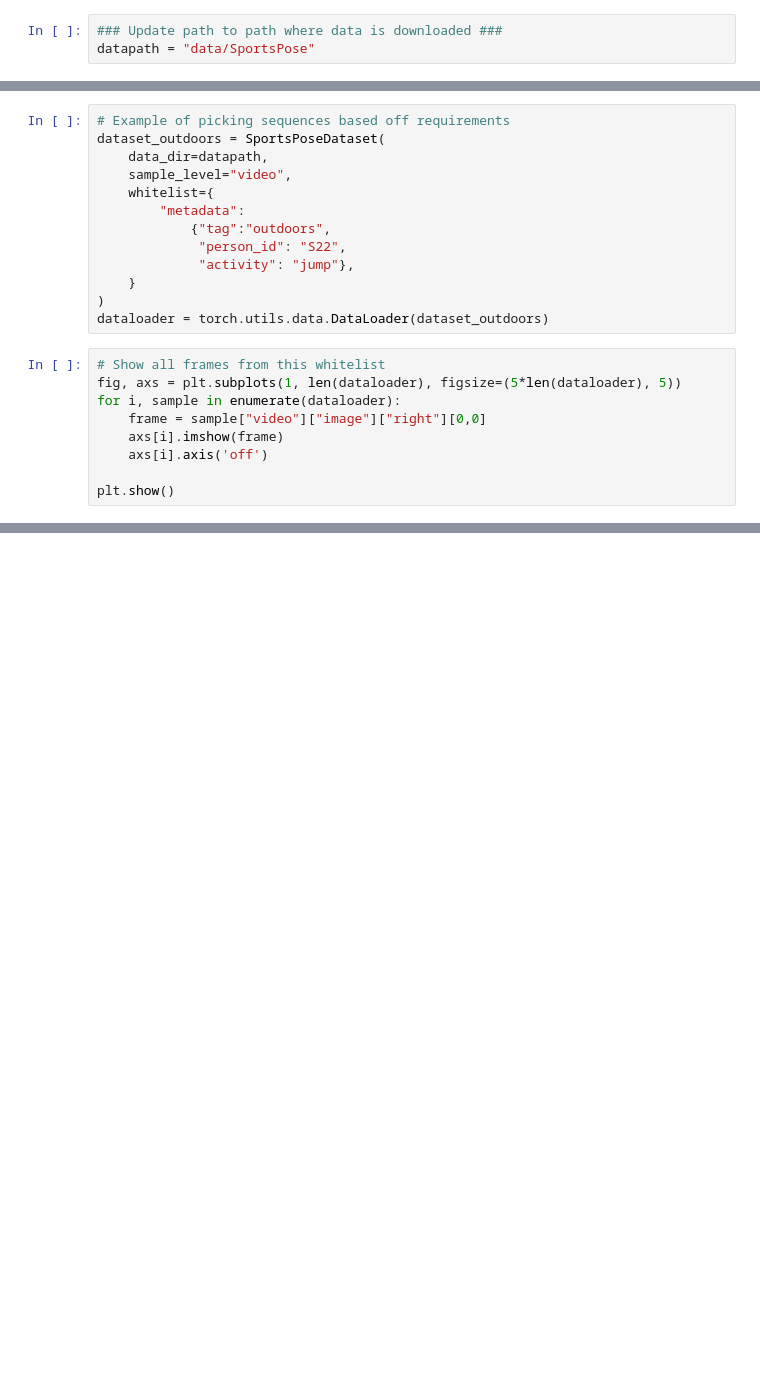
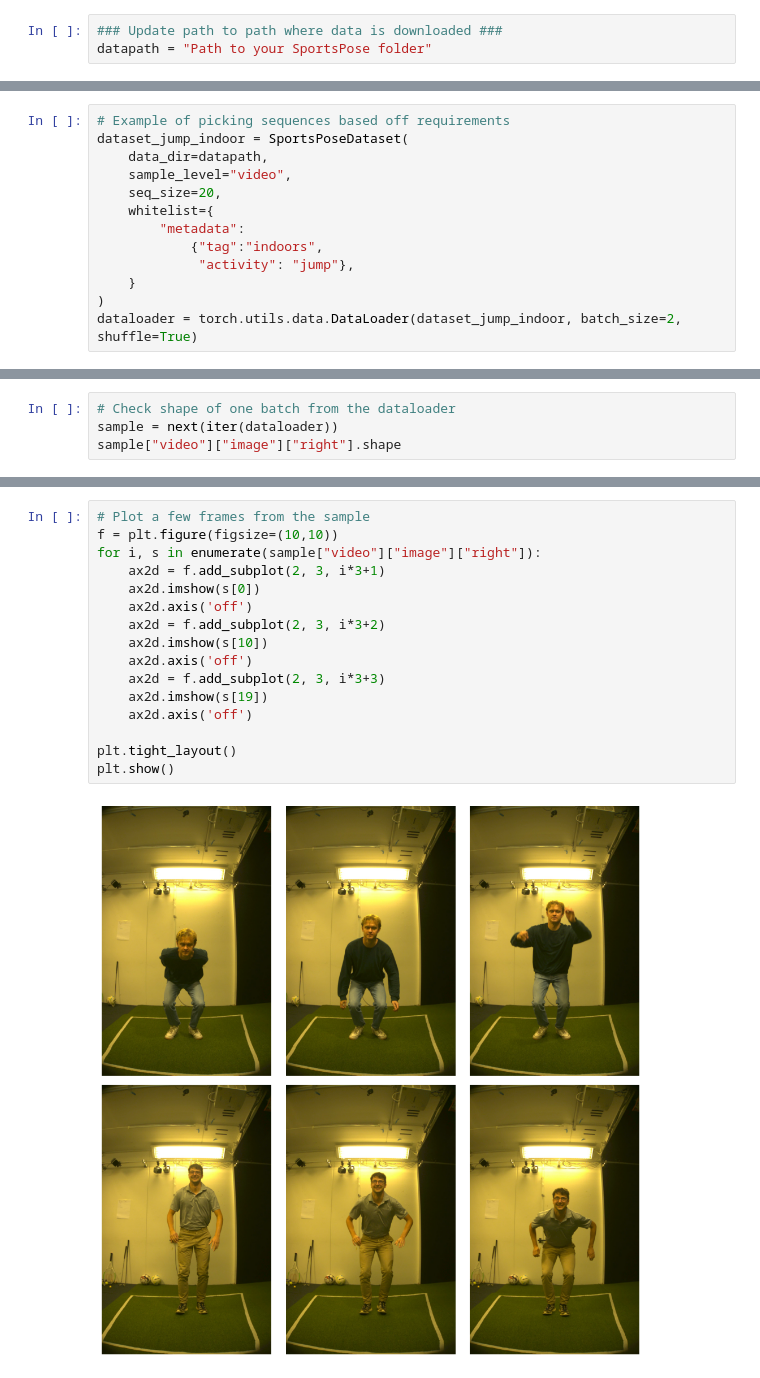
Before and after one commit to ChristianIngwersen/SportsPose, a Jupyter notebook: example_notebook.ipynb, the cells around one changed output, grey strips where cells are left out. Drawn from its saved outputs; the diff is of its cells as text; blank space fills up the shorter version.

```diff
--- a/example_notebook.ipynb
+++ b/example_notebook.ipynb
@@ -7,7 +6,7 @@ from sportspose.dataset import SportsPoseDataset
 from sportspose.plot_skeleton_3d import plot_skeleton_3d
 # %%
 ### Update path to path where data is downloaded ###
-datapath = "data/SportsPose"
+datapath = "Path to your SportsPose folder"
 # %%
 # loading datasets
 dataset_pervideo = SportsPoseDataset(
@@ -44,22 +47,13 @@ plt.show()
 # %%
 # Example of picking sequences based off requirements
-dataset_outdoors = SportsPoseDataset(
+dataset_jump_indoor = SportsPoseDataset(
     data_dir=datapath,
     sample_level="video",
+    seq_size=20,
     whitelist={
         "metadata":
-            {"tag":"outdoors",
-             "person_id": "S22",
+            {"tag":"indoors",
              "activity": "jump"},
     }
 )
-dataloader = torch.utils.data.DataLoader(dataset_outdoors)
+dataloader = torch.utils.data.DataLoader(dataset_jump_indoor, batch_size=2, shuffle=True)
-# %%
-# Show all frames from this whitelist
-fig, axs = plt.subplots(1, len(dataloader), figsize=(5*len(dataloader), 5))
-for i, sample in enumerate(dataloader):
-    frame = sample["video"]["image"]["right"][0,0]
-    axs[i].imshow(frame)
-    axs[i].axis('off')
-
-plt.show()
@@ -65,0 +65,4 @@ plt.show()
+# %%
+# Check shape of one batch from the dataloader
+sample = next(iter(dataloader))
+sample["video"]["image"]["right"].shape
@@ -65,0 +71,18 @@ plt.show()
+# %%
+# Plot a few frames from the sample
+f = plt.figure(figsize=(10,10))
+for i, s in enumerate(sample["video"]["image"]["right"]):
+    ax2d = f.add_subplot(2, 3, i*3+1)
+    ax2d.imshow(s[0])
+    ax2d.axis('off')
+    ax2d = f.add_subplot(2, 3, i*3+2)
+    ax2d.imshow(s[10])
+    ax2d.axis('off')
+    ax2d = f.add_subplot(2, 3, i*3+3)
+    ax2d.imshow(s[19])
+    ax2d.axis('off')
+
+plt.tight_layout()
+plt.show()
+# %% [output]
+[figure, added]
```
Also changed, not shown: parts of 6 cells of this notebook.
